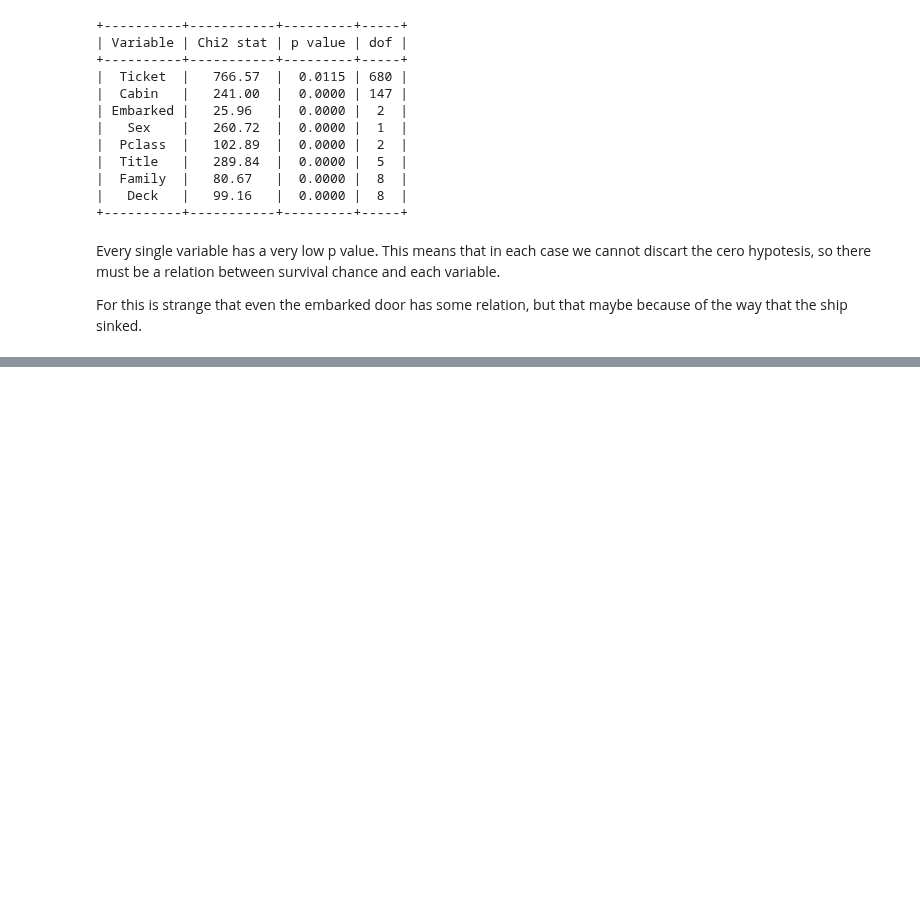
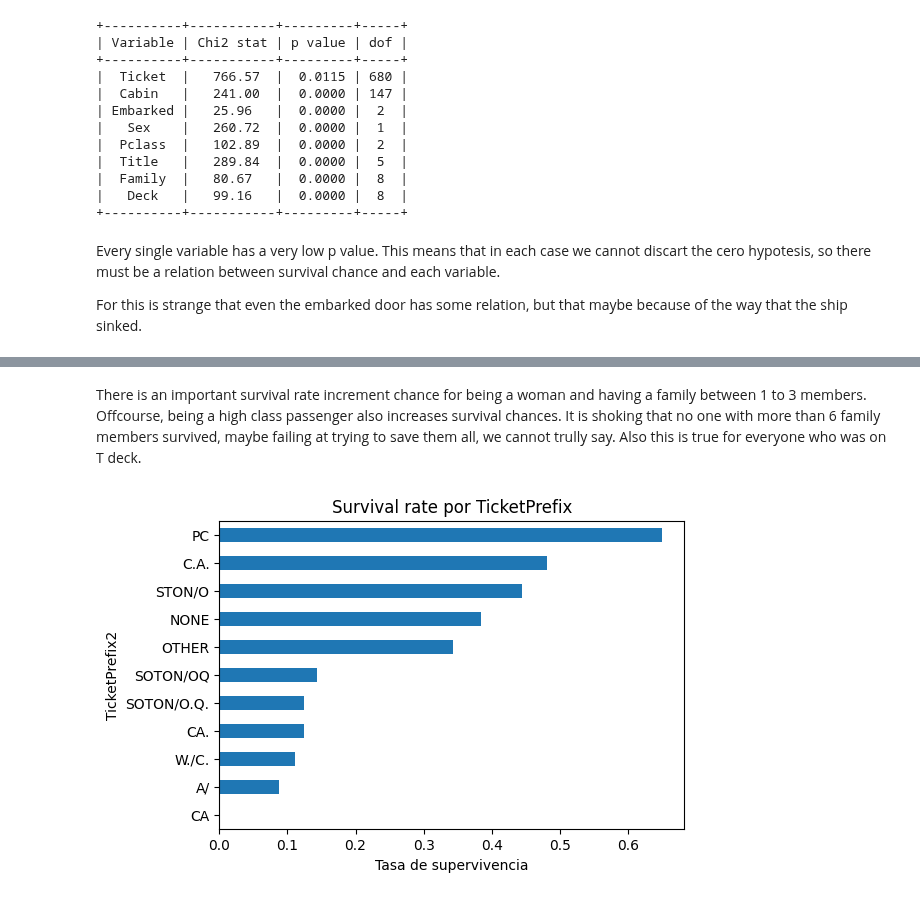
Before and after one commit to IngElecPuc/KaggleChallenges, a Jupyter notebook: titanic/titanic_eda.ipynb, the cells around one changed output, grey strips where cells are left out. Cells and saved outputs as stored; diff of their text form; code cells hidden in the pictures; blank space fills up the shorter version.

```diff
--- a/titanic/titanic_eda.ipynb
+++ b/titanic/titanic_eda.ipynb
@@ -544,0 +574,27 @@ array(['Ticket', 'Cabin', 'Embarked', 'Sex', 'Pclass', 'Title', 'Family',
+# %% [markdown]
+There is an important survival rate increment chance for being a woman and having a family between 1 to 3 members. Offcourse, being a high class passenger also increases survival chances. It is shoking that no one with more than 6 family members survived, maybe failing at trying to save them all, we cannot trully say. Also this is true for everyone who was on T deck.
+# %%
+subset = train_w.copy()
+
+subset['TicketPrefix'] = (
+    train_w.Ticket
+         .str.extract(r'([A-Za-z\.\/]+)', expand=False)
+         .fillna('NONE')
+)
+top10 = subset['TicketPrefix'].value_counts().nlargest(10).index
+subset['TicketPrefix2'] = subset['TicketPrefix'].where(
+    subset['TicketPrefix'].isin(top10), 'OTHER'
+)
+# %%
+rates = (
+    subset
+    .groupby('TicketPrefix2')['Survived']
+    .mean()
+    .sort_values()
+)
+rates.plot(kind='barh', figsize=(6,4))
+plt.xlabel('Tasa de supervivencia')
+plt.title('Survival rate por TicketPrefix')
+plt.show()
+# %% [output]
+[figure, added]
```
Also changed, not shown: parts of 13 cells of this notebook.
